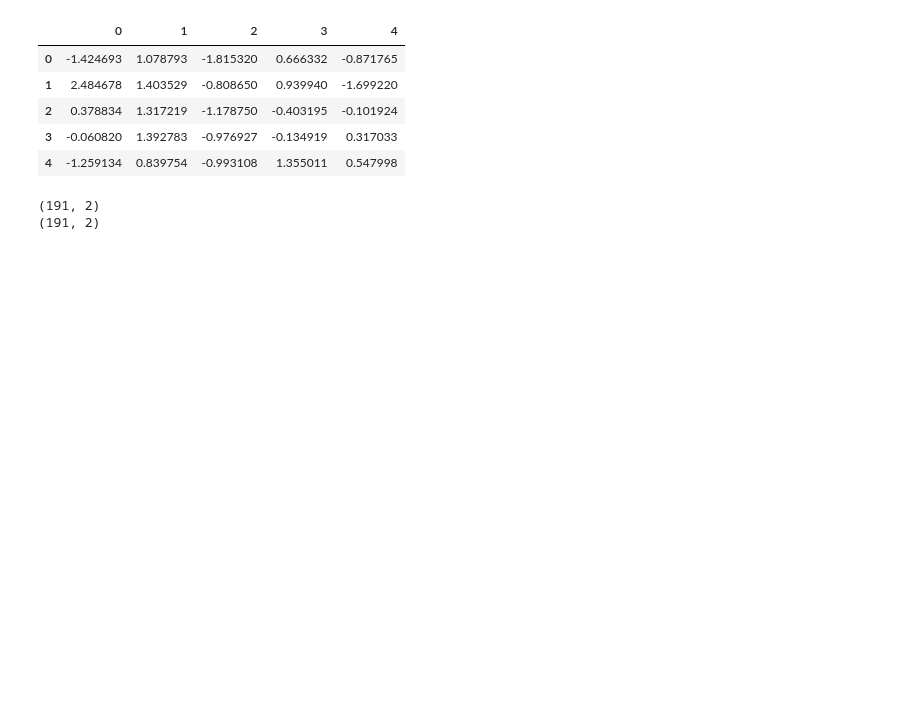
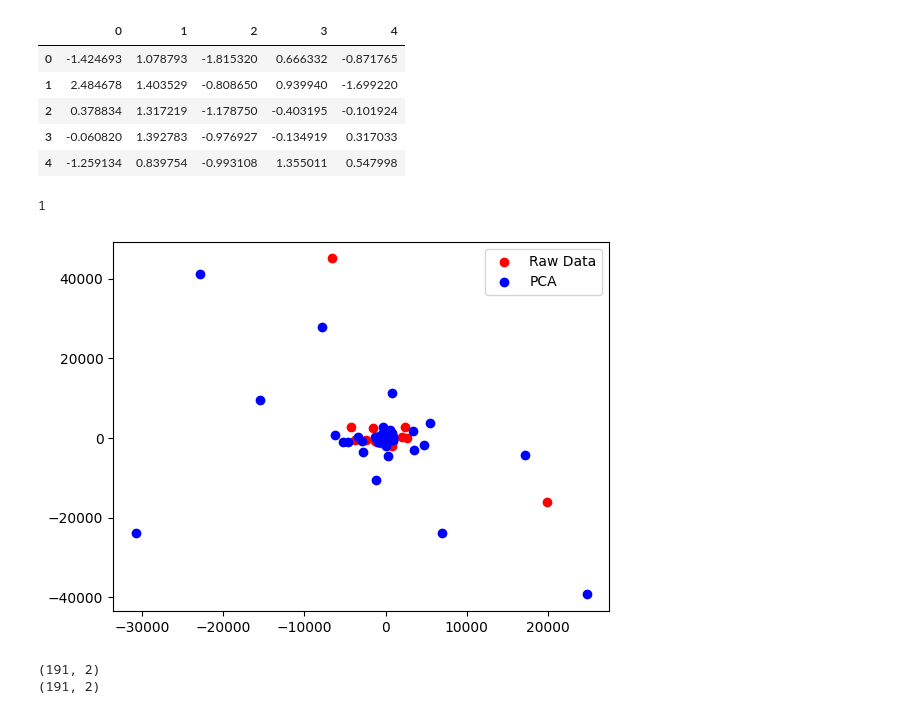
Before and after one commit to NSkinnerSci/Project4, a Jupyter notebook: main.ipynb, the cells around one changed output. Saved outputs shown, nothing was run; the diff lists cells and outputs as text; code cells hidden in the pictures; blank space fills up the shorter version.

```diff
--- a/main.ipynb
+++ b/main.ipynb
@@ -61,5 +78,21 @@ pca.head()
 | 2 | 0.378834 | 1.317219 | -1.178750 | -0.403195 | -0.101924 |
 | 3 | -0.060820 | 1.392783 | -0.976927 | -0.134919 | 0.317033 |
 | 4 | -1.259134 | 0.839754 | -0.993108 | 1.355011 | 0.547998 |
+# %%
+for p in np.arange(1,100,2):
+
+    tsne = TSNE(learning_rate=750, perplexity=p)
+    tsne_features_pca = tsne.fit_transform(pca)
+    tsne_features_raw = tsne.fit_transform(scaled_data)
+    clear_output(wait=True)
+
+    print(p)
+    plt.scatter(tsne_features_raw[:,0], tsne_features_raw[:,1], c='red')
+    plt.scatter(tsne_features_pca[:,0], tsne_features_pca[:,1], c='blue')
+    plt.legend(['Raw Data', 'PCA'])
+    plt.show()
+# %% [output]
+1
+[figure, added]
 # %%
 #t-SNE analysis
```
Also changed, not shown: parts of 17 cells of this notebook, 1 other file.
